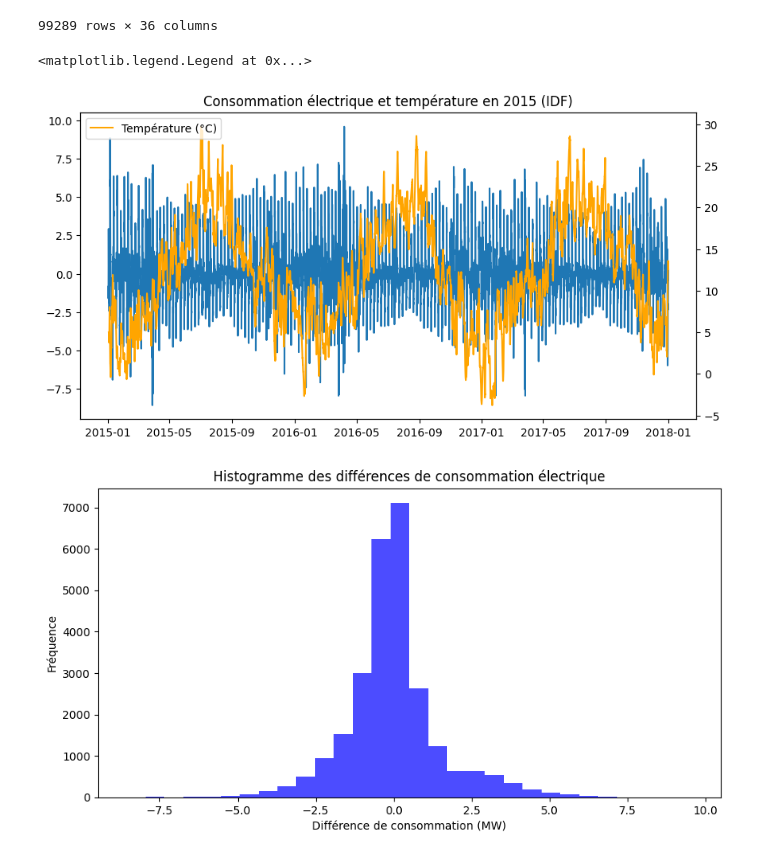
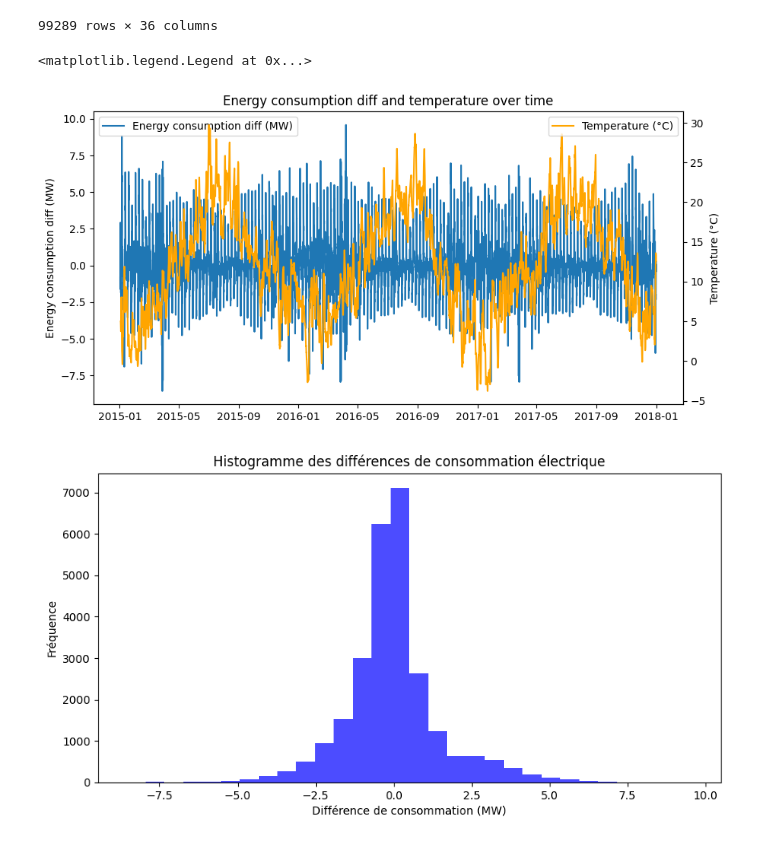
Before and after one commit to raphfaur/ctw, a Jupyter notebook: meteo.ipynb, the cells around one changed output. Drawn from its saved outputs; the diff is of its cells as text; code cells hidden in the pictures.

```diff
--- a/meteo.ipynb
+++ b/meteo.ipynb
@@ -39,29 +39,33 @@ data
 # %%
 START_DATE = pd.to_datetime('2015-01-01')
 END_DATE = pd.to_datetime('2018-01-01')
 
 timeseries = data[(data['datetime_hour'] >= START_DATE) & (data['datetime_hour'] <= END_DATE)]
 timeseries['conso_elec_mw_diff'] = timeseries['conso_elec_mw'].diff(periods=24)
 timeseries = timeseries.set_index('datetime_hour')
 timeseries = timeseries.sort_index()
 timeseries = timeseries.dropna()
 
 y = timeseries.index
 c = timeseries['conso_elec_mw'] / 1000
 c_diff = timeseries['conso_elec_mw_diff'] / 1000
 # set temperature to max of last day
 t = timeseries['temperature_2m'].rolling(window=24).mean()
 
 plt.figure(figsize=(10, 5))
-plt.plot(y, c_diff, label='Conso élec (MW)')
+plt.plot(y, c_diff, label='Energy consumption diff (MW)')
+plt.ylabel('Energy consumption diff (MW)')
+plt.legend(loc='upper left')
+
 ax2 = plt.twinx()
-ax2.plot(y, t, color='orange', label='Température (°C)')
+ax2.plot(y, t, color='orange', label='Temperature (°C)')
+ax2.set_ylabel('Temperature (°C)')
 plt.xlabel('Date')
-plt.title('Consommation électrique et température en 2015 (IDF)')
-plt.legend(loc='upper left')
+plt.title('Energy consumption diff and temperature over time')
+ax2.legend(loc='upper right')
 # %% [output]
 <matplotlib.legend.Legend at 0x...>
-[figure, old version]
+[figure, new version]
 # %%
 # Plot histogram of c_diff
 plt.figure(figsize=(10, 5))
```
Also changed, not shown: parts of 11 cells of this notebook, 15 other files.
